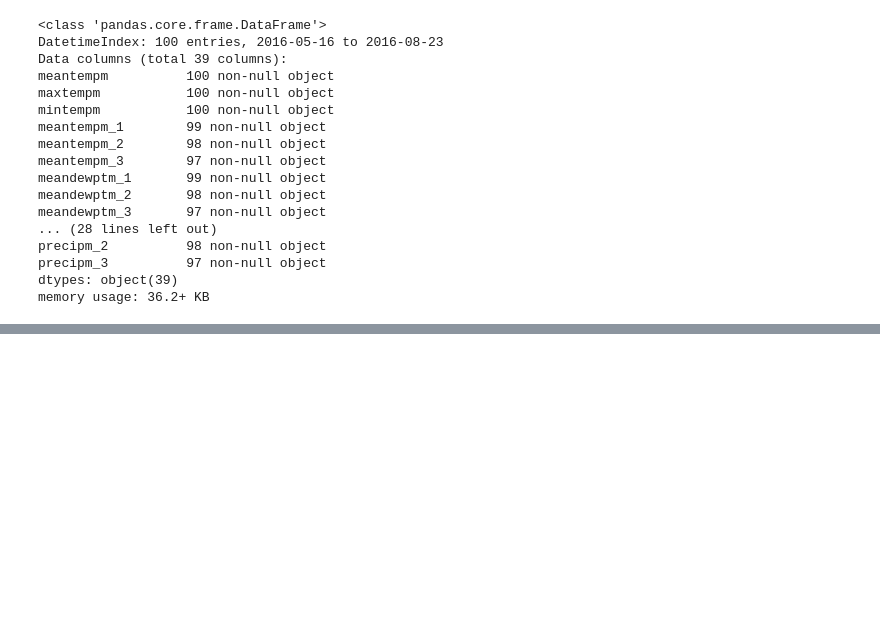
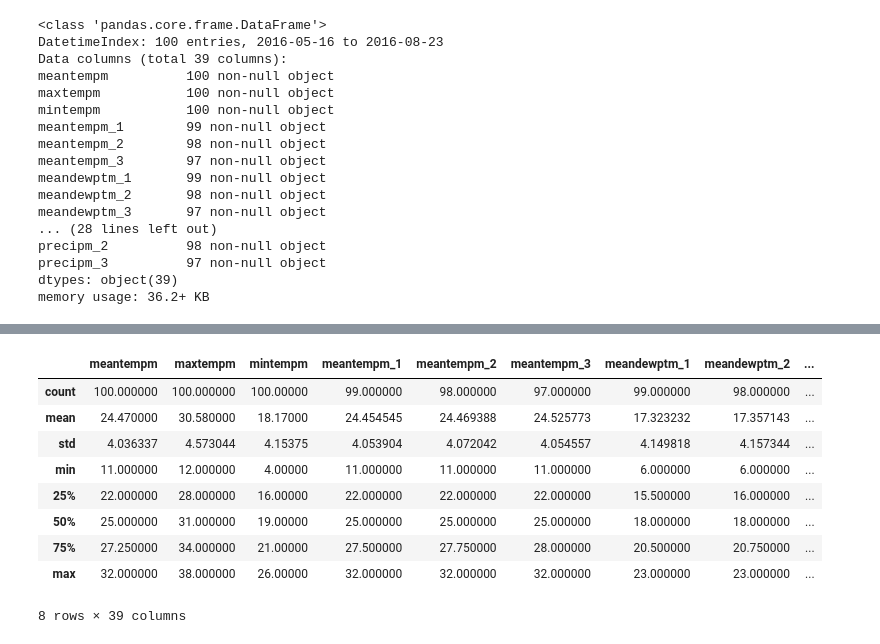
Before and after one commit to suyash0103/Weather-Predict, a Jupyter notebook: predict-jn.ipynb, the cells around one changed output, grey strips where cells are left out. Saved outputs shown, nothing was run; the diff lists cells and outputs as text; code cells hidden in the pictures; blank space fills up the shorter version.

```diff
--- a/predict-jn.ipynb
+++ b/predict-jn.ipynb
@@ -421,0 +465,13 @@ memory usage: 36.2+ KB
+# %%
+df.describe()
+# %% [output]
+|  | meantempm | maxtempm | mintempm | meantempm_1 | meantempm_2 | meantempm_3 | meandewptm_1 | meandewptm_2 | ... |
+| count | 100.000000 | 100.000000 | 100.00000 | 99.000000 | 98.000000 | 97.000000 | 99.000000 | 98.000000 | ... |
+| mean | 24.470000 | 30.580000 | 18.17000 | 24.454545 | 24.469388 | 24.525773 | 17.323232 | 17.357143 | ... |
+| std | 4.036337 | 4.573044 | 4.15375 | 4.053904 | 4.072042 | 4.054557 | 4.149818 | 4.157344 | ... |
+| min | 11.000000 | 12.000000 | 4.00000 | 11.000000 | 11.000000 | 11.000000 | 6.000000 | 6.000000 | ... |
+| 25% | 22.000000 | 28.000000 | 16.00000 | 22.000000 | 22.000000 | 22.000000 | 15.500000 | 16.000000 | ... |
+| 50% | 25.000000 | 31.000000 | 19.00000 | 25.000000 | 25.000000 | 25.000000 | 18.000000 | 18.000000 | ... |
+| 75% | 27.250000 | 34.000000 | 21.00000 | 27.500000 | 27.750000 | 28.000000 | 20.500000 | 20.750000 | ... |
+| max | 32.000000 | 38.000000 | 26.00000 | 32.000000 | 32.000000 | 32.000000 | 23.000000 | 23.000000 | ... |
+8 rows × 39 columns
```
Also changed, not shown: parts of 10 cells of this notebook.
